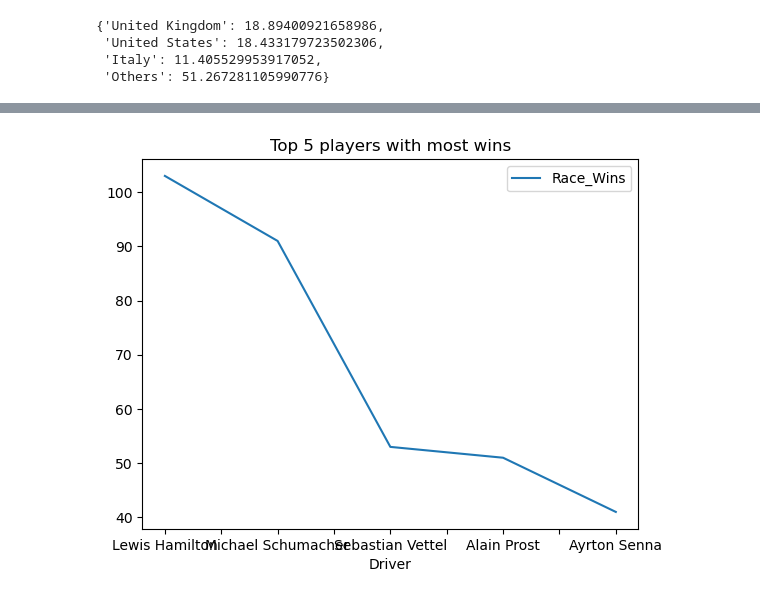
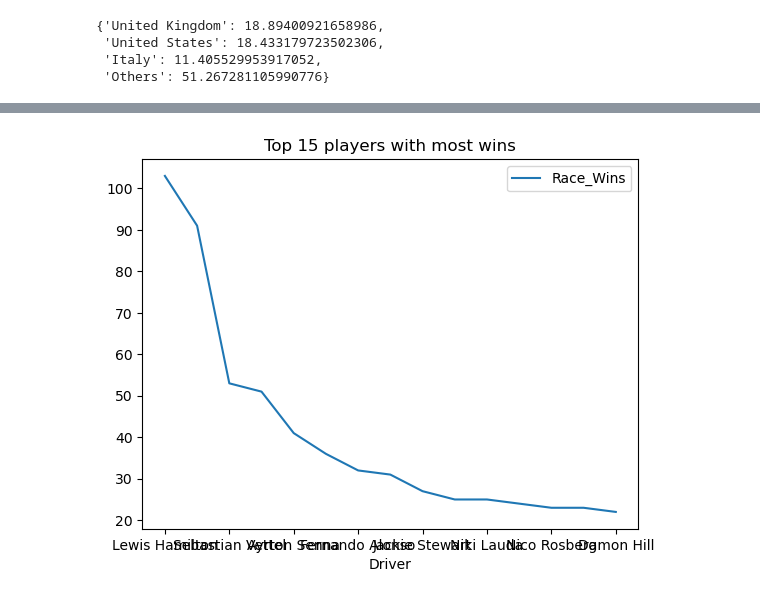
Before and after one commit to ZainabidinovSaid/Visualization, a Jupyter notebook: Visualization.ipynb, the cells around one changed output, grey strips where cells are left out. Saved outputs shown, nothing was run; the diff lists cells and outputs as text; code cells hidden in the pictures.

```diff
--- a/Visualization.ipynb
+++ b/Visualization.ipynb
@@ -93,7 +93,7 @@ plt.show()
 # %%
-top5 = df.head(5)
+top5 = df.head(15)
 top5.plot(x='Driver', y='Race_Wins', kind='line')
-plt.title('Top 5 players with most wins')
+plt.title('Top 15 players with most wins')
 plt.show()
 # %% [output]
-[figure, old version]
+[figure, new version]
```
Also changed, not shown: parts of 3 cells of this notebook.
